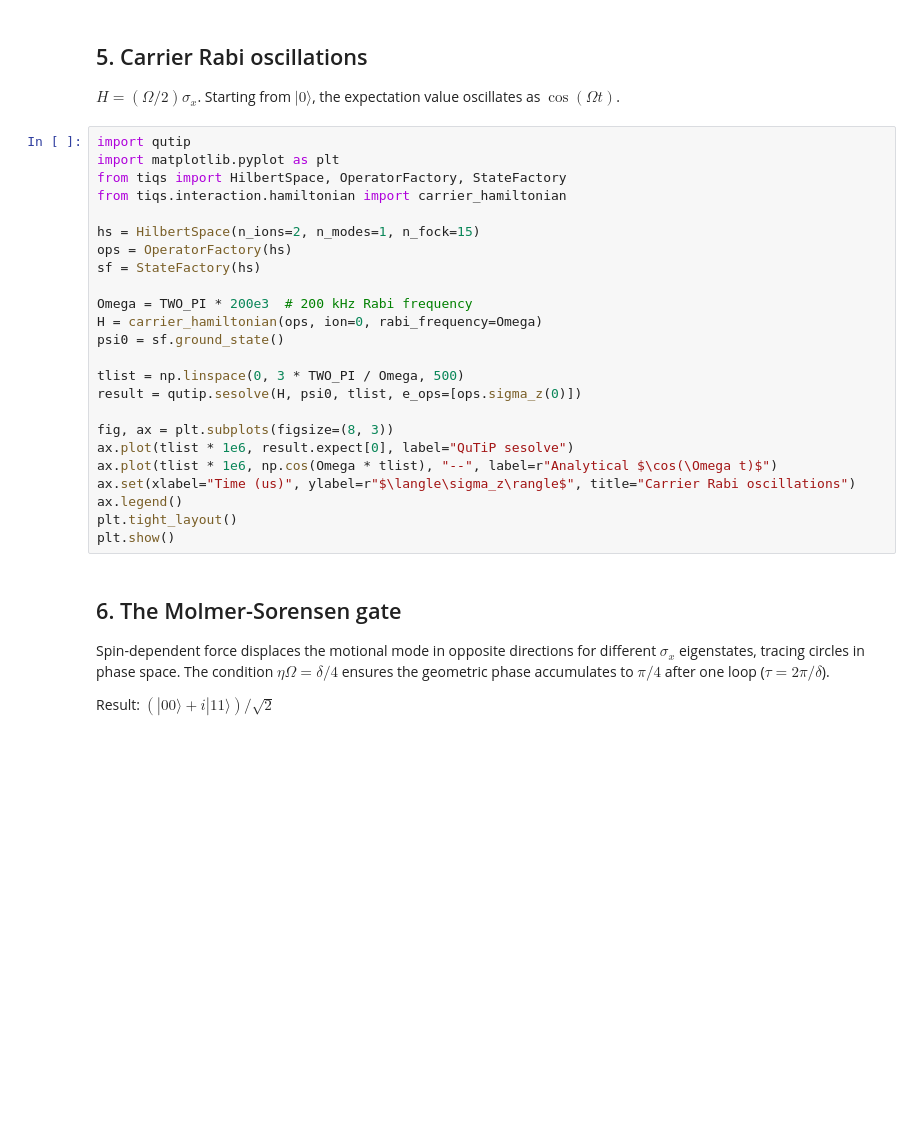
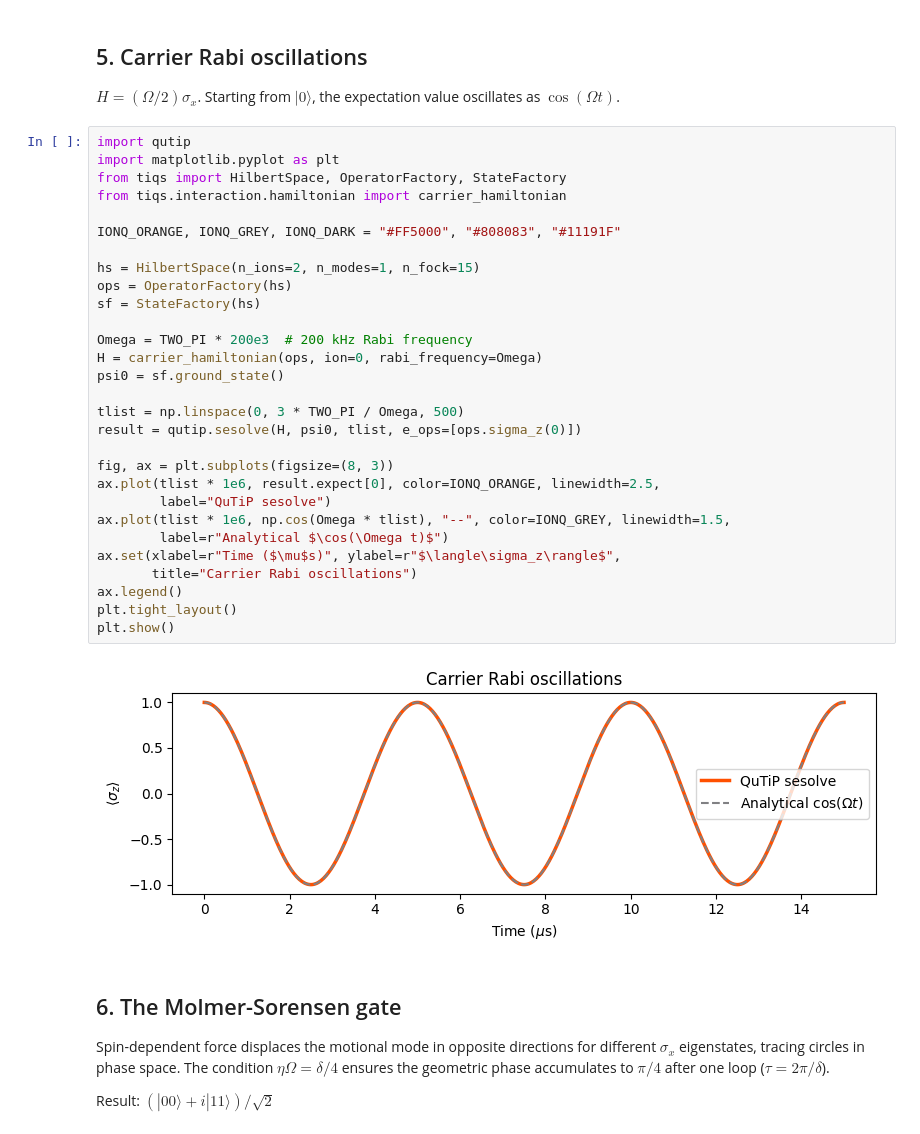
Before and after one commit to splch/tiqs, a Jupyter notebook: docs/presentation/demo.ipynb, the cells around one changed output. Cells and saved outputs as stored; diff of their text form; blank space fills up the shorter version.

```diff
--- a/docs/presentation/demo.ipynb
+++ b/docs/presentation/demo.ipynb
@@ -64,27 +82,34 @@ $H = (\Omega/2) \sigma_x$. Starting from $|0\rangle$, the expectation value osci
 # %%
 import qutip
 import matplotlib.pyplot as plt
 from tiqs import HilbertSpace, OperatorFactory, StateFactory
 from tiqs.interaction.hamiltonian import carrier_hamiltonian
+
+IONQ_ORANGE, IONQ_GREY, IONQ_DARK = "#FF5000", "#808083", "#11191F"
 
 hs = HilbertSpace(n_ions=2, n_modes=1, n_fock=15)
 ops = OperatorFactory(hs)
 sf = StateFactory(hs)
 
 Omega = TWO_PI * 200e3  # 200 kHz Rabi frequency
 H = carrier_hamiltonian(ops, ion=0, rabi_frequency=Omega)
 psi0 = sf.ground_state()
 
 tlist = np.linspace(0, 3 * TWO_PI / Omega, 500)
 result = qutip.sesolve(H, psi0, tlist, e_ops=[ops.sigma_z(0)])
 
 fig, ax = plt.subplots(figsize=(8, 3))
-ax.plot(tlist * 1e6, result.expect[0], label="QuTiP sesolve")
-ax.plot(tlist * 1e6, np.cos(Omega * tlist), "--", label=r"Analytical $\cos(\Omega t)$")
-ax.set(xlabel="Time (us)", ylabel=r"$\langle\sigma_z\rangle$", title="Carrier Rabi oscillations")
+ax.plot(tlist * 1e6, result.expect[0], color=IONQ_ORANGE, linewidth=2.5,
+        label="QuTiP sesolve")
+ax.plot(tlist * 1e6, np.cos(Omega * tlist), "--", color=IONQ_GREY, linewidth=1.5,
+        label=r"Analytical $\cos(\Omega t)$")
+ax.set(xlabel=r"Time ($\mu$s)", ylabel=r"$\langle\sigma_z\rangle$",
+       title="Carrier Rabi oscillations")
 ax.legend()
 plt.tight_layout()
 plt.show()
+# %% [output]
+[figure, added]
 # %% [markdown]
 ## 6. The Molmer-Sorensen gate
 
```
Also changed, not shown: parts of 9 cells of this notebook, 1 other file.
